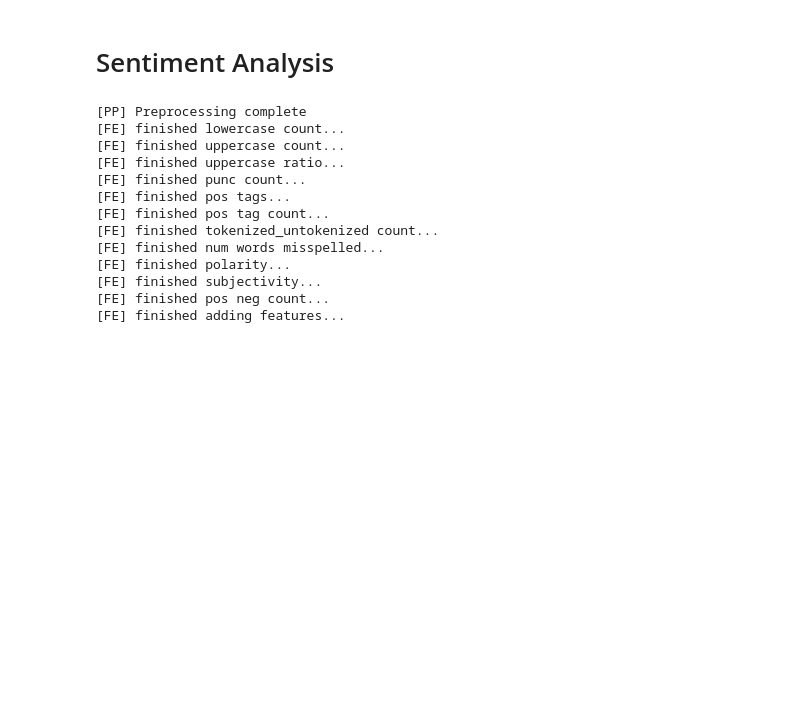
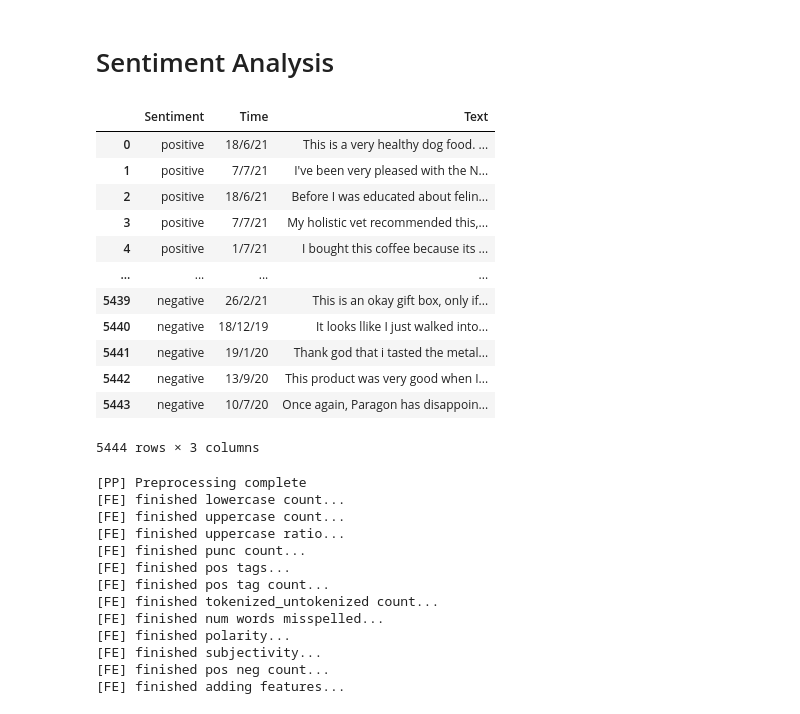
Before and after one commit to usmansiddiqui98/data-dialogue, a Jupyter notebook: notebooks/presentation/Sentiment_Analysis.ipynb, the cells around one changed output. Cells and saved outputs as stored; diff of their text form; code cells hidden in the pictures; blank space fills up the shorter version.

```diff
--- a/notebooks/presentation/Sentiment_Analysis.ipynb
+++ b/notebooks/presentation/Sentiment_Analysis.ipynb
@@ -18,6 +18,23 @@ from src.models.sentiment_analysis.xg_boost import XgBoost
 from src.models.sentiment_analysis.xg_boost_svd import XgBoostSvd
 # %% [markdown]
 # Sentiment Analysis
+# %%
+data = pd.read_csv("../../data/raw/reviews.csv")
+data
+# %% [output]
+|  | Sentiment | Time | Text |
+| 0 | positive | 18/6/21 | This is a very healthy dog food. ... |
+| 1 | positive | 7/7/21 | I've been very pleased with the N... |
+| 2 | positive | 18/6/21 | Before I was educated about felin... |
+| 3 | positive | 7/7/21 | My holistic vet recommended this,... |
+| 4 | positive | 1/7/21 | I bought this coffee because its ... |
+| ... | ... | ... | ... |
+| 5439 | negative | 26/2/21 | This is an okay gift box, only if... |
+| 5440 | negative | 18/12/19 | It looks llike I just walked into... |
+| 5441 | negative | 19/1/20 | Thank god that i tasted the metal... |
+| 5442 | negative | 13/9/20 | This product was very good when I... |
+| 5443 | negative | 10/7/20 | Once again, Paragon has disappoin... |
+5444 rows × 3 columns
 # %%
 from src.data.make_dataset import main as make_dataset
 # Create the processed and feature engineered dataset
```
Also changed, not shown: 6 other files.
